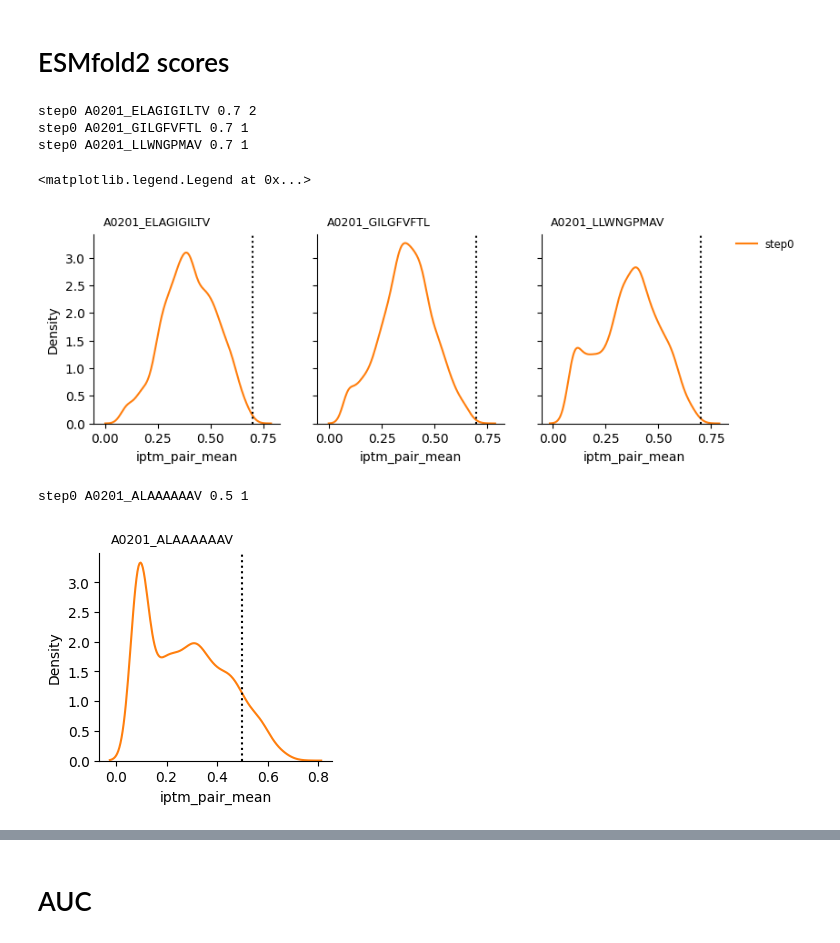
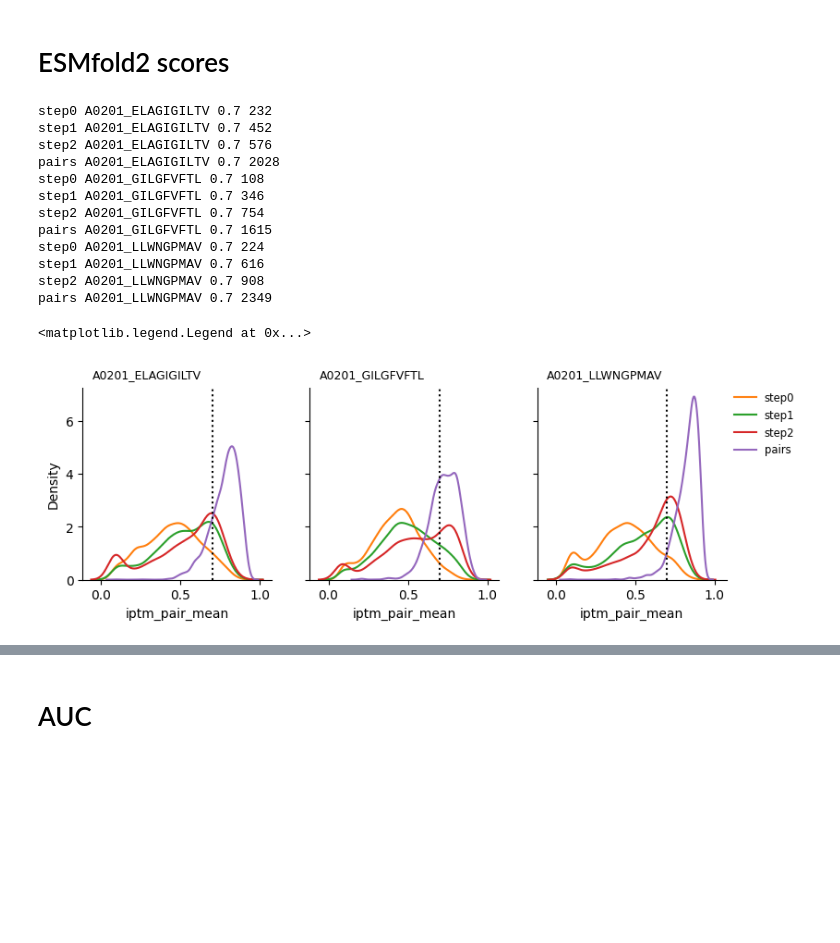
Before and after one commit to Rita-Ann-Roessner/Postdoc-UNIL, a Jupyter notebook: 260626_ESMfold2_motif_builder/Monitor.ipynb, the cells around one changed output, grey strips where cells are left out. Drawn from its saved outputs; the diff is of its cells as text; code cells hidden in the pictures; blank space fills up the shorter version.

Commit message:
pairs in final step

```diff
--- a/260626_ESMfold2_motif_builder/Monitor.ipynb
+++ b/260626_ESMfold2_motif_builder/Monitor.ipynb
@@ -64,69 +64,50 @@ A0201_LLWNGPMAV
 # %%
 fig, axes = plt.subplots(1,3, figsize=(3*3,2.7), sharex=True, sharey=True)
 
-steps = ['step0']
+steps = ['step0', 'step1', 'step2', 'pairs']
 
 peptides = ['A0201_ELAGIGILTV', 'A0201_GILGFVFTL', 'A0201_LLWNGPMAV']
 
 # default seaborn/matplotlib palette, skipping the first color (blue)
 colors = sns.color_palette()[1:len(steps)+1]
 
 
 for cnt, peptide in enumerate(peptides):
     ax = axes[cnt]
 
     for step, color in zip(steps, colors):
-        df1 = pd.read_csv(f'TCR_motif_atlas_cdr3_templated_dana_orig_VJ/{peptide}/{step}/output_alpha.csv')[['ID', 'iptm_pair_mean']]
-        df2 = pd.read_csv(f'TCR_motif_atlas_cdr3_templated_dana_orig_VJ/{peptide}/{step}/output_beta.csv')[['ID', 'iptm_pair_mean']]
-        df = pd.concat([df1, df2])
+        if step == 'pairs':
+            df = pd.read_csv(f'TCR_motif_atlas_cdr3_templated_new_installation_reduced_cycles/{peptide}/{step}/output_{step}.csv')[['ID', 'iptm_pair_mean']]
+
+        else:
+            df1 = pd.read_csv(f'TCR_motif_atlas_cdr3_templated_new_installation_reduced_cycles/{peptide}/{step}/output_alpha.csv')[['ID', 'iptm_pair_mean']]
+            df2 = pd.read_csv(f'TCR_motif_atlas_cdr3_templated_new_installation_reduced_cycles/{peptide}/{step}/output_beta.csv')[['ID', 'iptm_pair_mean']]
+            df = pd.concat([df1, df2])
         sns.kdeplot(df, x='iptm_pair_mean', ax=ax, label=step, color=color)
 
         #df = pd.read_csv(f'TCR_motif_atlas/{peptide}/{step}/output-beta.csv')[['ID', 'iptm_pair_mean']]
         #sns.kdeplot(df, x='AF3_iptm_pair_mean', ax=ax, label=f'{step} (no prior)', color=color, linestyle=':')
 
 
         print(step, peptide, 0.7, len(df[df['iptm_pair_mean']>0.7]))
 
     ax.axvline(x=0.7, color='black', linestyle=':')
     sns.despine()
     ax.text(0.05, 1.05, f'{peptide}', transform=ax.transAxes, fontsize=9)
 
 axes[2].legend(bbox_to_anchor=(1.02, 1), loc='upper left', borderaxespad=0, fontsize='small', frameon=False)
 # %% [output]
-step0 A0201_ELAGIGILTV 0.7 2
-step0 A0201_GILGFVFTL 0.7 1
-step0 A0201_LLWNGPMAV 0.7 1
+step0 A0201_ELAGIGILTV 0.7 232
+step1 A0201_ELAGIGILTV 0.7 452
+step2 A0201_ELAGIGILTV 0.7 576
+pairs A0201_ELAGIGILTV 0.7 2028
+step0 A0201_GILGFVFTL 0.7 108
+step1 A0201_GILGFVFTL 0.7 346
+step2 A0201_GILGFVFTL 0.7 754
+pairs A0201_GILGFVFTL 0.7 1615
+step0 A0201_LLWNGPMAV 0.7 224
+step1 A0201_LLWNGPMAV 0.7 616
+step2 A0201_LLWNGPMAV 0.7 908
+pairs A0201_LLWNGPMAV 0.7 2349
 <matplotlib.legend.Legend at 0x...>
-[figure, old version]
+[figure, new version]
-# %%
-# Background scores
-fig, ax = plt.subplots(1,1, figsize=(3,2.7), sharex=True, sharey=True)
-
-steps = ['step0']
-
-peptides = ['A0201_ALAAAAAAV']
-
-# default seaborn/matplotlib palette, skipping the first color (blue)
-colors = sns.color_palette()[1:len(steps)+1]
-
-
-for cnt, peptide in enumerate(peptides):
-
-    for step, color in zip(steps, colors):
-        df1 = pd.read_csv(f'step0_background/{peptide}/{step}/output_alpha.csv')[['ID', 'iptm_pair_mean']]
-        df2 = pd.read_csv(f'step0_background/{peptide}/{step}/output_beta.csv')[['ID', 'iptm_pair_mean']]
-        df = pd.concat([df1, df2])
-        sns.kdeplot(df, x='iptm_pair_mean', ax=ax, label=step, color=color)
-
-        #df = pd.read_csv(f'TCR_motif_atlas/{peptide}/{step}/output-beta.csv')[['ID', 'iptm_pair_mean']]
-        #sns.kdeplot(df, x='AF3_iptm_pair_mean', ax=ax, label=f'{step} (no prior)', color=color, linestyle=':')
-
-
-        print(step, peptide, 0.5, len(df[df['iptm_pair_mean']>0.7]))
-
-    ax.axvline(x=0.5, color='black', linestyle=':')
-    sns.despine()
-    ax.text(0.05, 1.05, f'{peptide}', transform=ax.transAxes, fontsize=9)
-# %% [output]
-step0 A0201_ALAAAAAAV 0.5 1
-[figure, removed]
```
Also changed, not shown: parts of 12 cells of this notebook, 15 other files.
